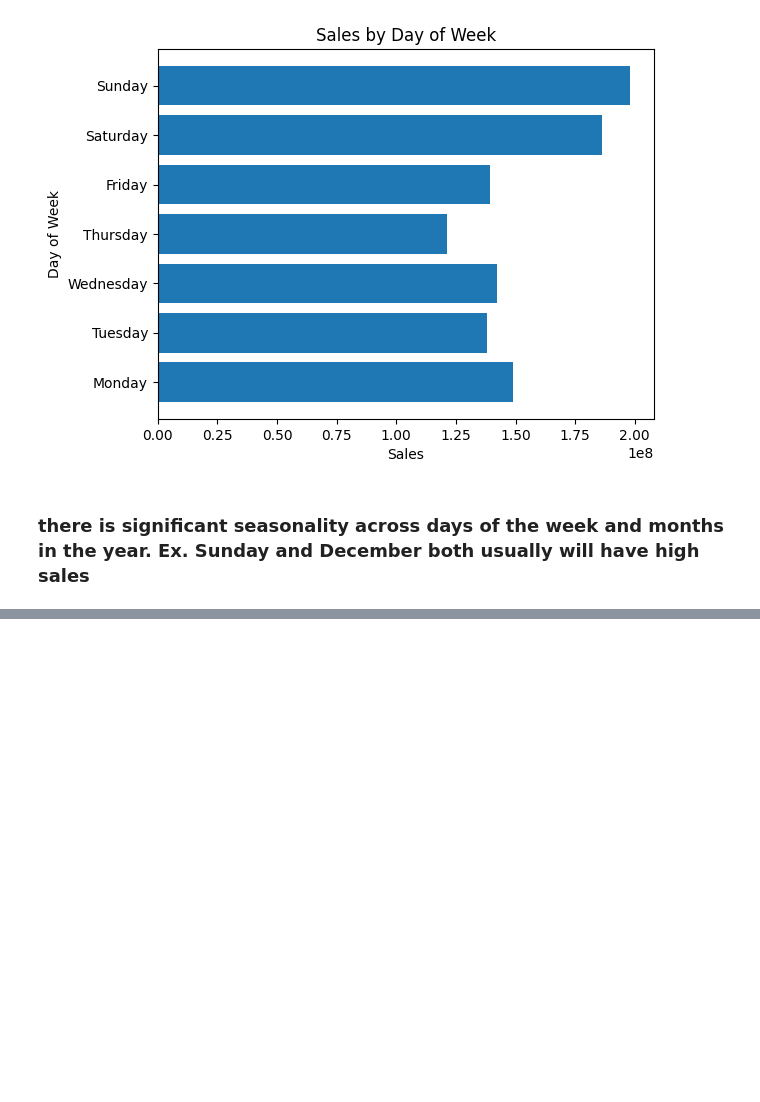
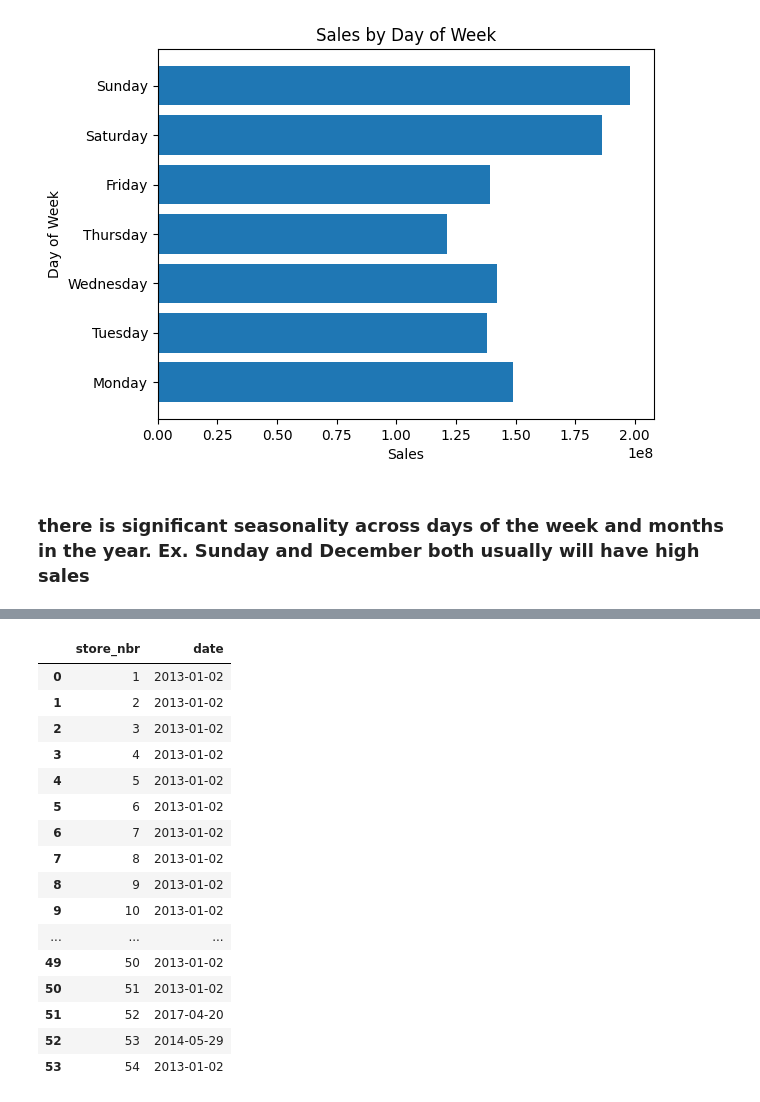
Before and after one commit to coryleroy1/Store-Sales, a Jupyter notebook: code/01_data_exploration.ipynb, the cells around one changed output, grey strips where cells are left out. Drawn from its saved outputs; the diff is of its cells as text; code cells hidden in the pictures; blank space fills up the shorter version.

```diff
--- a/code/01_data_exploration.ipynb
+++ b/code/01_data_exploration.ipynb
@@ -153,0 +161,21 @@ plt.show()
+# %%
+first_sale_date_per_store = df_train[df_train['sales'] > 0].groupby('store_nbr')['date'].min().reset_index()
+first_sale_date_per_store
+# %% [output]
+|  | store_nbr | date |
+| 0 | 1 | 2013-01-02 |
+| 1 | 2 | 2013-01-02 |
+| 2 | 3 | 2013-01-02 |
+| 3 | 4 | 2013-01-02 |
+| 4 | 5 | 2013-01-02 |
+| 5 | 6 | 2013-01-02 |
+| 6 | 7 | 2013-01-02 |
+| 7 | 8 | 2013-01-02 |
+| 8 | 9 | 2013-01-02 |
+| 9 | 10 | 2013-01-02 |
+| ... | ... | ... |
+| 49 | 50 | 2013-01-02 |
+| 50 | 51 | 2013-01-02 |
+| 51 | 52 | 2017-04-20 |
+| 52 | 53 | 2014-05-29 |
+| 53 | 54 | 2013-01-02 |
```
Also changed, not shown: parts of 13 cells of this notebook.
